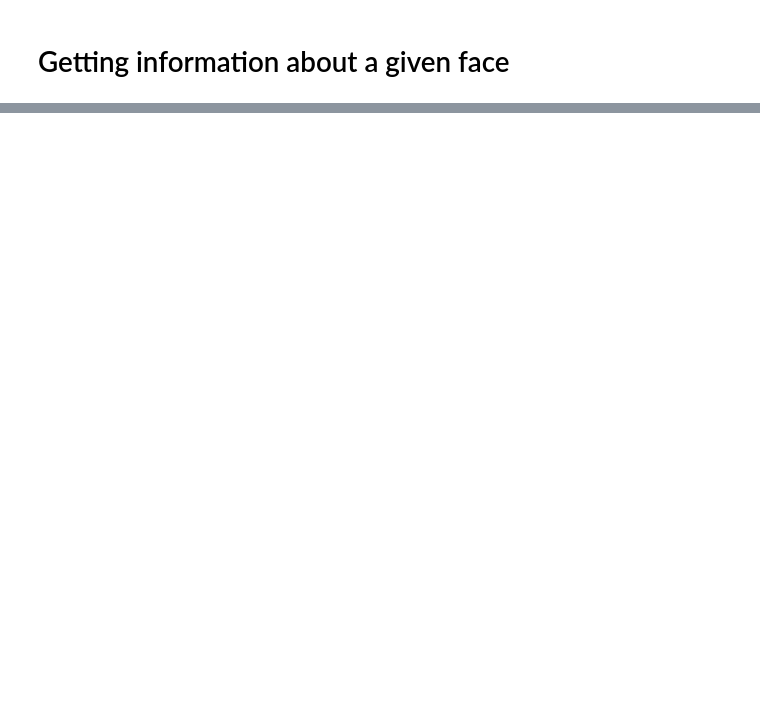
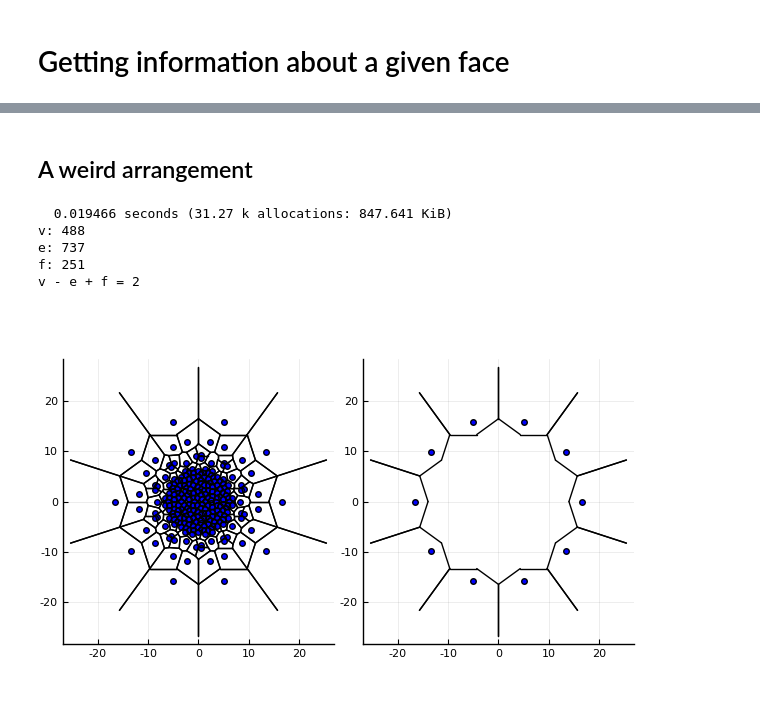
Before and after one commit to egmzcrz/VoronoiDiagram, a Jupyter notebook: src/test.ipynb, the cells around one changed output, grey strips where cells are left out. Saved outputs shown, nothing was run; the diff lists cells and outputs as text; code cells hidden in the pictures; blank space fills up the shorter version.

```diff
--- a/src/test.ipynb
+++ b/src/test.ipynb
@@ -84,0 +173,63 @@ area: 0.005964122764883326
+# %% [markdown]
+## A weird arrangement
+# %%
+points = CSV.read("centroides.csv")
+sites = [(points[i,1], points[i,2]) for i in 1:length(points[!,1])]
+@time voronoi = getVoronoiDiagram(sites);
+
+v = length(voronoi.vertices)
+e = length(voronoi.halfedges) ÷ 2 # halfedge / 2 gives the actual number of edges
+f = length(voronoi.faces) + 1 # +1 counts the external face (assuming a connected planar diagram)
+
+plot()
+for face in voronoi.faces
+    scatter!(face.site, color="blue")
+
+    halfedge = face.outerComponent
+    while true
+        p0 = halfedge.origin.coordinates
+        p1 = halfedge.twin.origin.coordinates
+
+        plot!([p0, p1], color="black")
+
+        halfedge = halfedge.next
+        if halfedge === face.outerComponent
+            break
+        end
+    end
+end
+diagram_plt = plot!(aspect_ratio=:equal, legend=false)
+
+plot()
+for face in voronoi.faces
+    if face.area < Inf; continue; end
+    scatter!(face.site, color="blue")
+
+    halfedge = face.outerComponent
+    while true
+        p0 = halfedge.origin.coordinates
+        p1 = halfedge.twin.origin.coordinates
+
+        plot!([p0, p1], color="black")
+
+        halfedge = halfedge.next
+        if halfedge === face.outerComponent
+            break
+        end
+    end
+end
+border_plt = plot!(aspect_ratio=:equal, legend=false)
+
+println("v: ", v)
+println("e: ", e)
+println("f: ", f)
+println("v - e + f = ", v - e + f)
+
+plot(diagram_plt, border_plt, layout=2)
+# %% [output]
+  0.019466 seconds (31.27 k allocations: 847.641 KiB)
+v: 488
+e: 737
+f: 251
+v - e + f = 2
+[figure, added]
```
Also changed, not shown: parts of 9 cells of this notebook, 4 other files.
